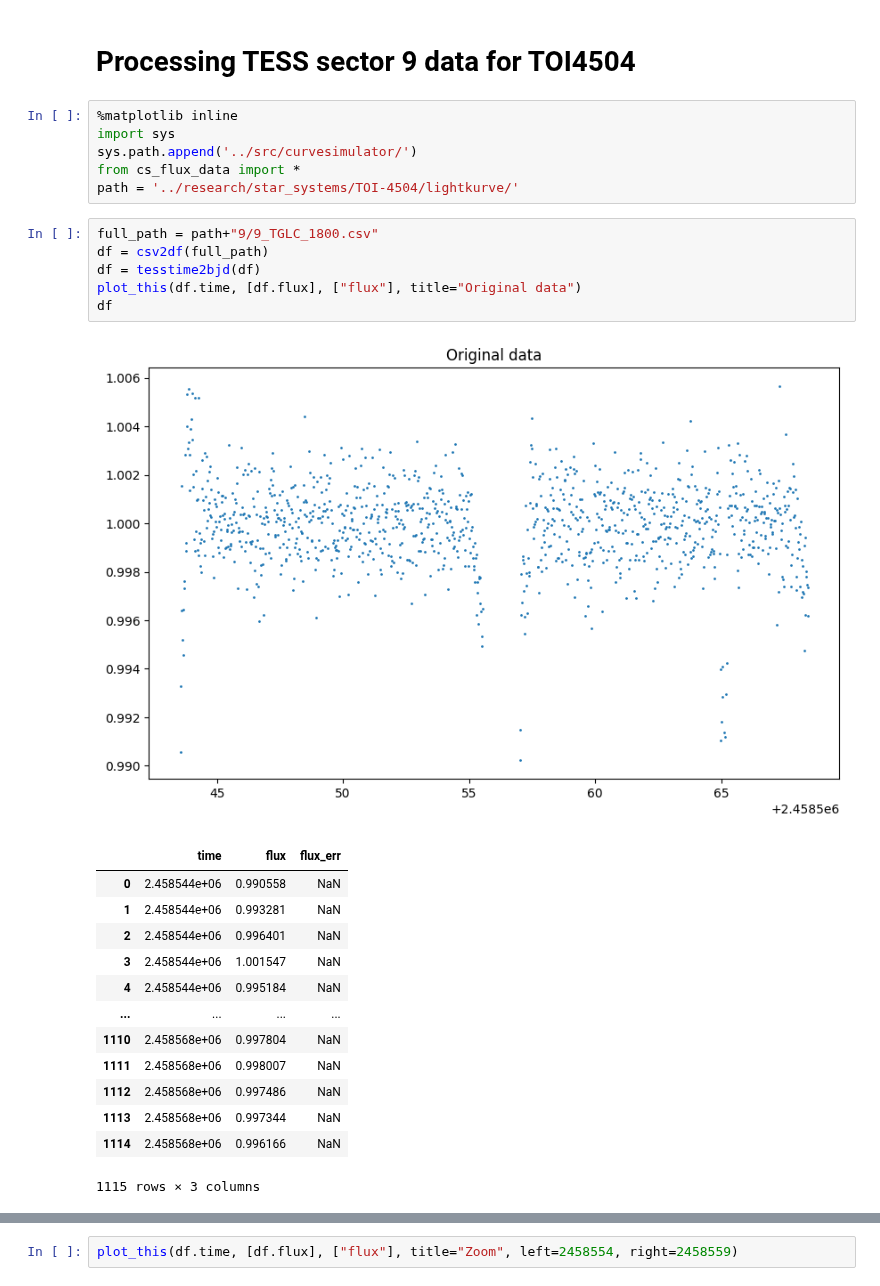
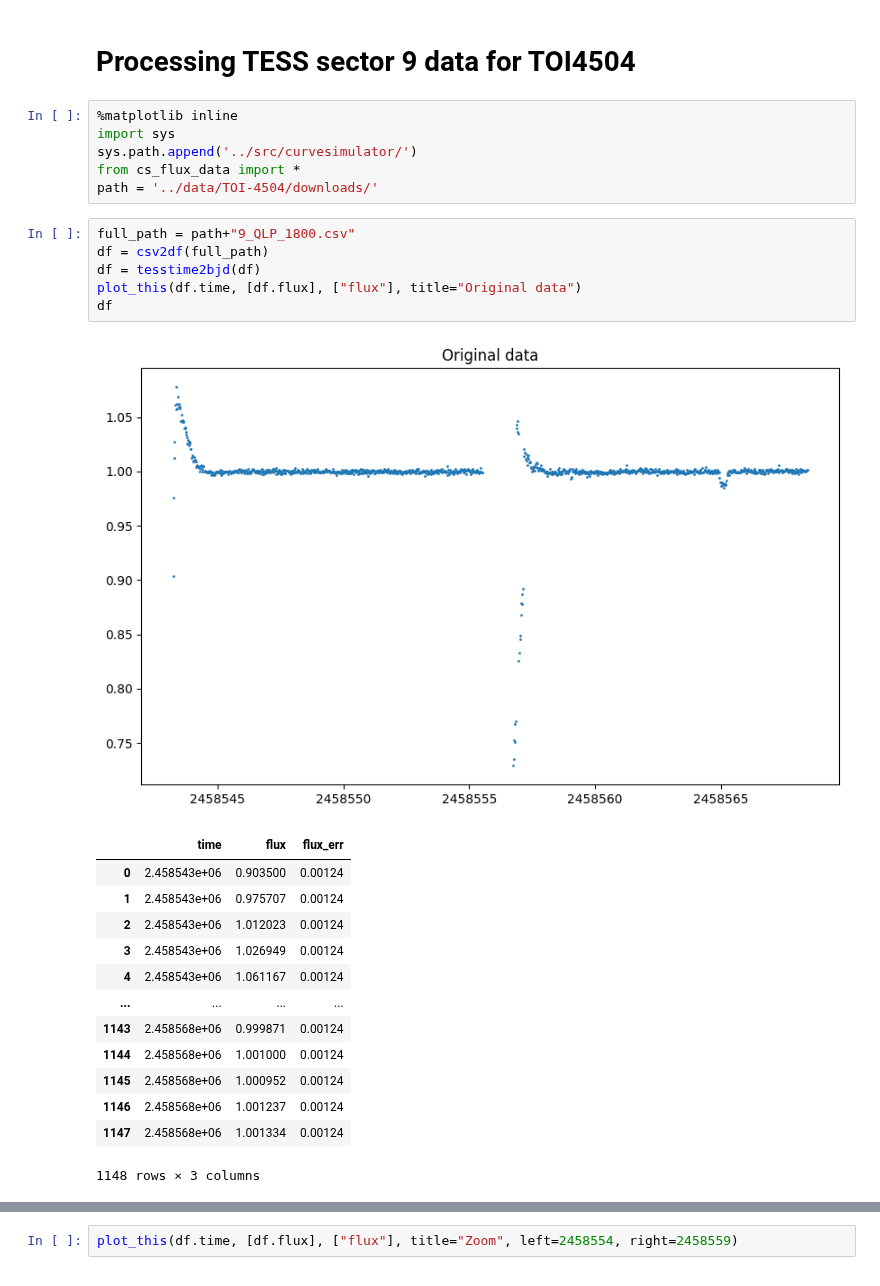
Before and after one commit to lichtgestalter/curvesimulator, a Jupyter notebook: process_TESS_data/process_sector_009.ipynb, the cells around one changed output, grey strips where cells are left out. Cells and saved outputs as stored; diff of their text form.

```diff
--- a/process_TESS_data/process_sector_009.ipynb
+++ b/process_TESS_data/process_sector_009.ipynb
@@ -5,26 +5,26 @@
 import sys
 sys.path.append('../src/curvesimulator/')
 from cs_flux_data import *
-path = '../research/star_systems/TOI-4504/lightkurve/'
+path = '../data/TOI-4504/downloads/'
 # %%
-full_path = path+"9/9_TGLC_1800.csv"
+full_path = path+"9_QLP_1800.csv"
 df = csv2df(full_path)
 df = tesstime2bjd(df)
 plot_this(df.time, [df.flux], ["flux"], title="Original data")
 df
 # %% [output]
-[figure, old version]
+[figure, new version]
 |  | time | flux | flux_err |
-| 0 | 2.458544e+06 | 0.990558 | NaN |
-| 1 | 2.458544e+06 | 0.993281 | NaN |
-| 2 | 2.458544e+06 | 0.996401 | NaN |
-| 3 | 2.458544e+06 | 1.001547 | NaN |
-| 4 | 2.458544e+06 | 0.995184 | NaN |
+| 0 | 2.458543e+06 | 0.903500 | 0.00124 |
+| 1 | 2.458543e+06 | 0.975707 | 0.00124 |
+| 2 | 2.458543e+06 | 1.012023 | 0.00124 |
+| 3 | 2.458543e+06 | 1.026949 | 0.00124 |
+| 4 | 2.458543e+06 | 1.061167 | 0.00124 |
 | ... | ... | ... | ... |
-| 1110 | 2.458568e+06 | 0.997804 | NaN |
-| 1111 | 2.458568e+06 | 0.998007 | NaN |
-| 1112 | 2.458568e+06 | 0.997486 | NaN |
-| 1113 | 2.458568e+06 | 0.997344 | NaN |
-| 1114 | 2.458568e+06 | 0.996166 | NaN |
+| 1143 | 2.458568e+06 | 0.999871 | 0.00124 |
+| 1144 | 2.458568e+06 | 1.001000 | 0.00124 |
+| 1145 | 2.458568e+06 | 1.000952 | 0.00124 |
+| 1146 | 2.458568e+06 | 1.001237 | 0.00124 |
+| 1147 | 2.458568e+06 | 1.001334 | 0.00124 |
-1115 rows × 3 columns
+1148 rows × 3 columns
 # %%
```
Also changed, not shown: parts of 1 cell of this notebook, 8 other files.
